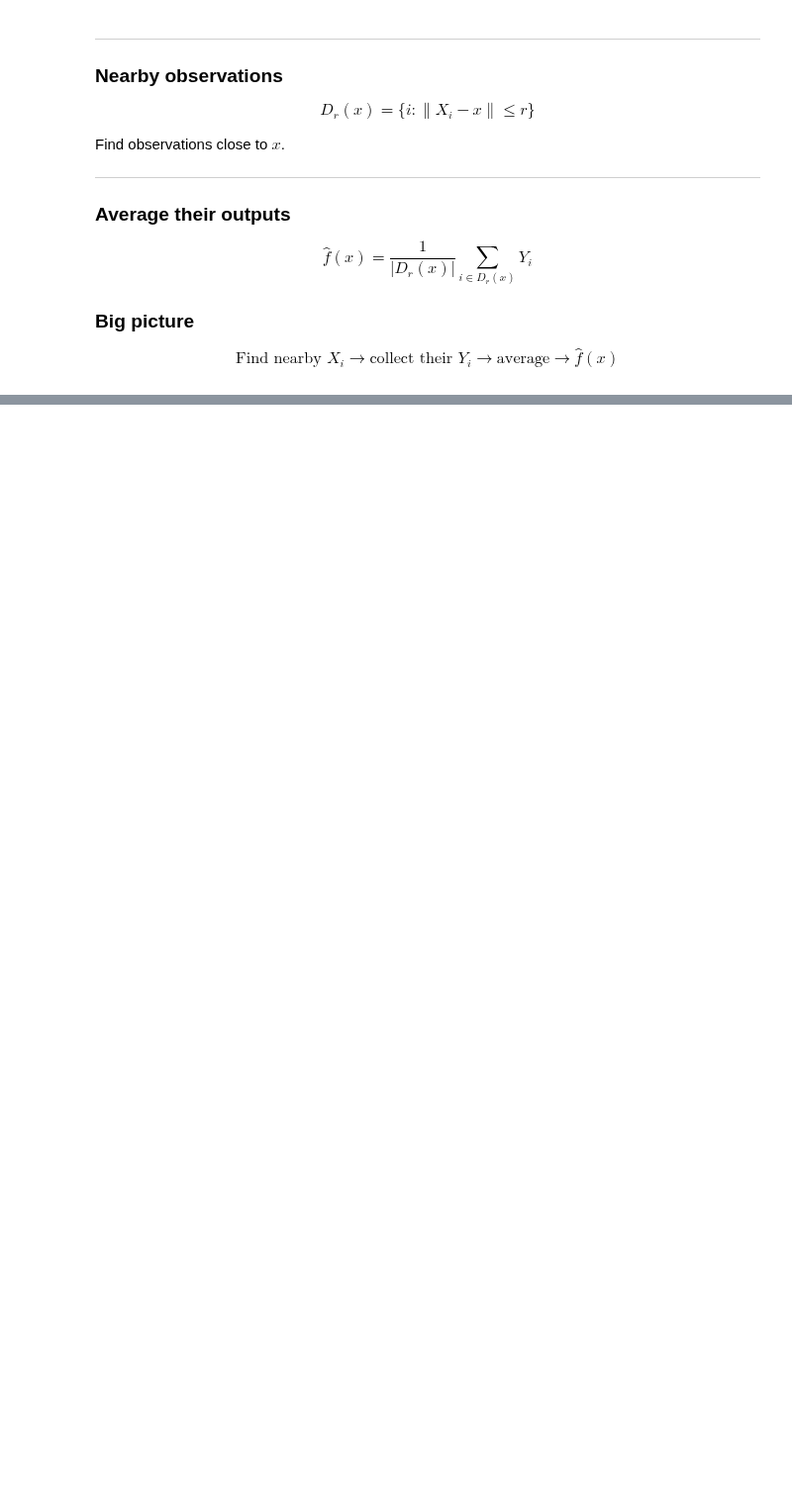
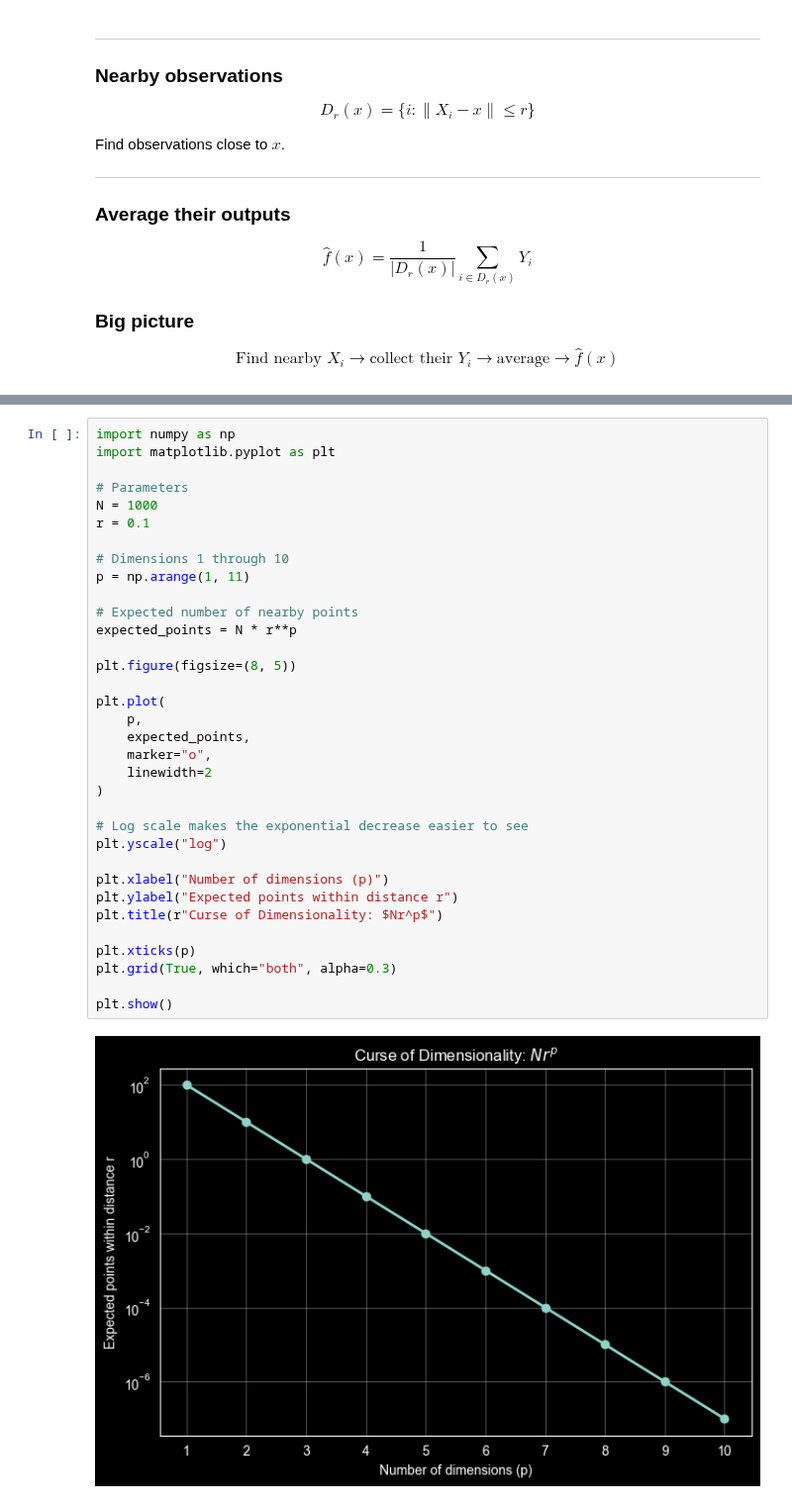
Before and after one commit to fuadh246/ese-5410, a Jupyter notebook: modules_notes/module_2/Module-2-Slides_ESE-541/Introduction to Statistical Learning.ipynb, the cells around one changed output, grey strips where cells are left out. Shown at 99% size. Saved outputs shown, nothing was run; the diff lists cells and outputs as text; blank space fills up the shorter version.

Commit message:
module_2: Curse of Dimensionality

```diff
--- a/modules_notes/module_2/Module-2-Slides_ESE-541/Addictive model.ipynb
+++ b/modules_notes/module_2/Module-2-Slides_ESE-541/Introduction to Statistical Learning.ipynb
@@ -858,0 +1323,36 @@ $$
+# %%
+import numpy as np
+import matplotlib.pyplot as plt
+
+# Parameters
+N = 1000
+r = 0.1
+
+# Dimensions 1 through 10
+p = np.arange(1, 11)
+
+# Expected number of nearby points
+expected_points = N * r**p
+
+plt.figure(figsize=(8, 5))
+
+plt.plot(
+    p,
+    expected_points,
+    marker="o",
+    linewidth=2
+)
+
+# Log scale makes the exponential decrease easier to see
+plt.yscale("log")
+
+plt.xlabel("Number of dimensions (p)")
+plt.ylabel("Expected points within distance r")
+plt.title(r"Curse of Dimensionality: $Nr^p$")
+
+plt.xticks(p)
+plt.grid(True, which="both", alpha=0.3)
+
+plt.show()
+# %% [output]
+[figure, added]
```
Also changed, not shown: parts of 3 cells of this notebook.
